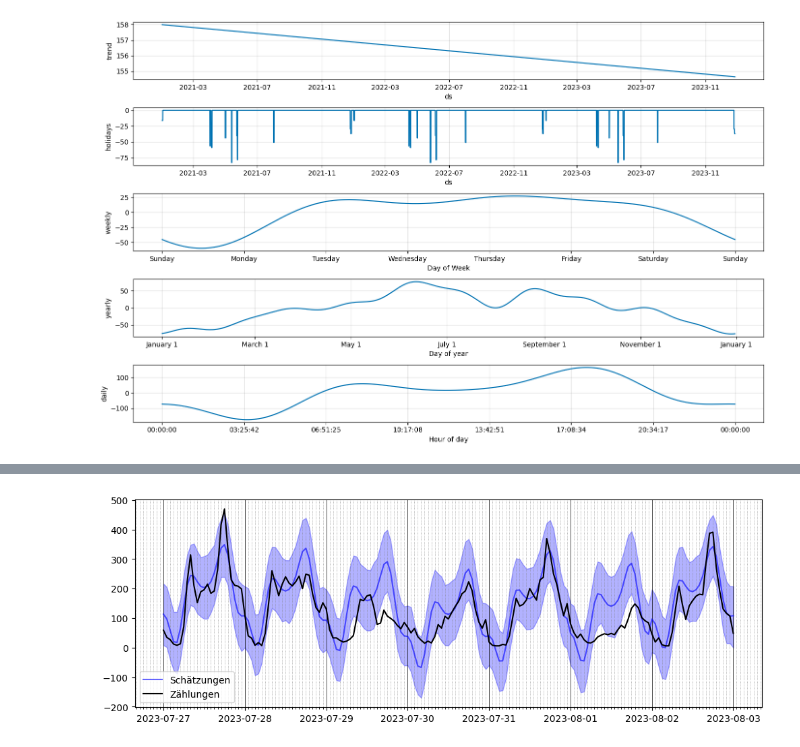
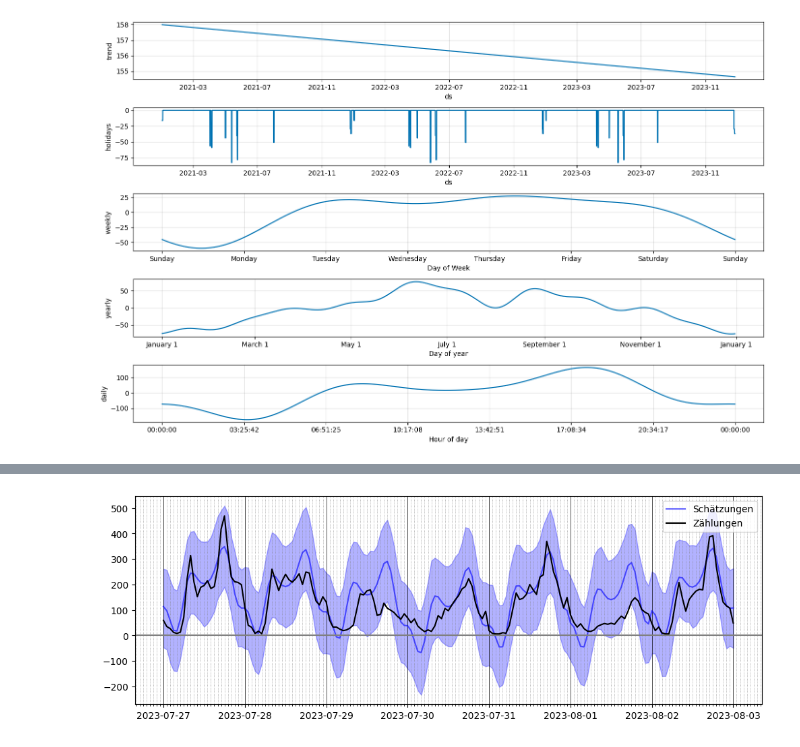
Before and after one commit to curdon/velo-prophet, a Jupyter notebook: Datenanalyse/Code/02-Zeitreihenanalyse.ipynb, the cells around one changed output, grey strips where cells are left out. Cells and saved outputs as stored; diff of their text form; code cells hidden in the pictures.

```diff
--- a/Datenanalyse/Code/02-Zeitreihenanalyse.ipynb
+++ b/Datenanalyse/Code/02-Zeitreihenanalyse.ipynb
@@ -143,7 +143,9 @@ plt.show()
 - Wir benützten die Funktion *make_holidays_df()* um Feiertage für Zürich zu definieren.
 # %%
 feiertage_schweiz = make_holidays_df(
-    year_list=[2021, 2022, 2023], country='CH', province='ZH'
+    year_list=[2021, 2022, 2023],
+    country='CH',
+    province='ZH'
 )
 feiertage_schweiz.head(n=15)
 # %% [output]
@@ -168,3 +168,8 @@ velo_model = Prophet(n_changepoints=0, holidays=feiertage_schweiz)
+# %%
+velo_model = Prophet(
+    n_changepoints=0, # wir möchten keine Changepoints und erzwigen damit einen linearen Trend
+    holidays=feiertage_schweiz, # hier wird die Tabelle mit den Schweizer Ferien hinzugefügt
+    interval_width = 0.95)
 # %% [markdown]
 ## Prophet Model berechnen und auf die Daten anwenden
 # %%
@@ -193,29 +199,30 @@ fig_komponenten = velo_model.plot_components(velo_vorhersage, figsize=(14,9))
 # %%
 # Filtering data for plotting
 start = datetime(2023, 7, 27)
 end = datetime(2023, 8, 3)
 forecast_filtered = velo_vorhersage[(velo_vorhersage['ds'] >= start) & (velo_vorhersage['ds'] <= end)]
 actual_filtered = velo_messungen[(velo_messungen['ds'] >= start) & (velo_messungen['ds'] <= end)]
 
 # Plotting predictions
 plt.figure(figsize=(12, 4))
 plt.plot(forecast_filtered['ds'], forecast_filtered['yhat'], color='blue', alpha=0.6, label='Schätzungen')
 plt.fill_between(forecast_filtered['ds'], forecast_filtered['yhat_lower'], forecast_filtered['yhat_upper'], color='blue', alpha=0.3)
 plt.plot(actual_filtered['ds'], actual_filtered['y'], label='Zählungen', color = "black")
+plt.axhline(y=0, color='grey')
 plt.gca().xaxis.set_major_formatter(mdates.DateFormatter('%Y-%m-%d'))
 plt.gca().xaxis.set_major_locator(mdates.WeekdayLocator())
 plt.legend()
 
 # Setting major and minor gridlines
 ax = plt.gca()
 ax.xaxis.set_major_locator(mdates.DayLocator(interval=1))
 ax.xaxis.set_minor_locator(mdates.HourLocator(interval=1))
 ax.xaxis.set_major_formatter(mdates.DateFormatter('%Y-%m-%d'))
 
 # Enable grid only for x-axis
 ax.xaxis.grid(True, which='major', linestyle='-', linewidth='0.5', color='black')  # Major gridlines for x-axis
 ax.xaxis.grid(True, which='minor', linestyle=':', linewidth='0.5', color='gray')  # Minor gridlines for x-axis
 
 plt.show()
 # %% [output]
-[figure, old version]
+[figure, new version]
```
Also changed, not shown: parts of 10 cells of this notebook.
